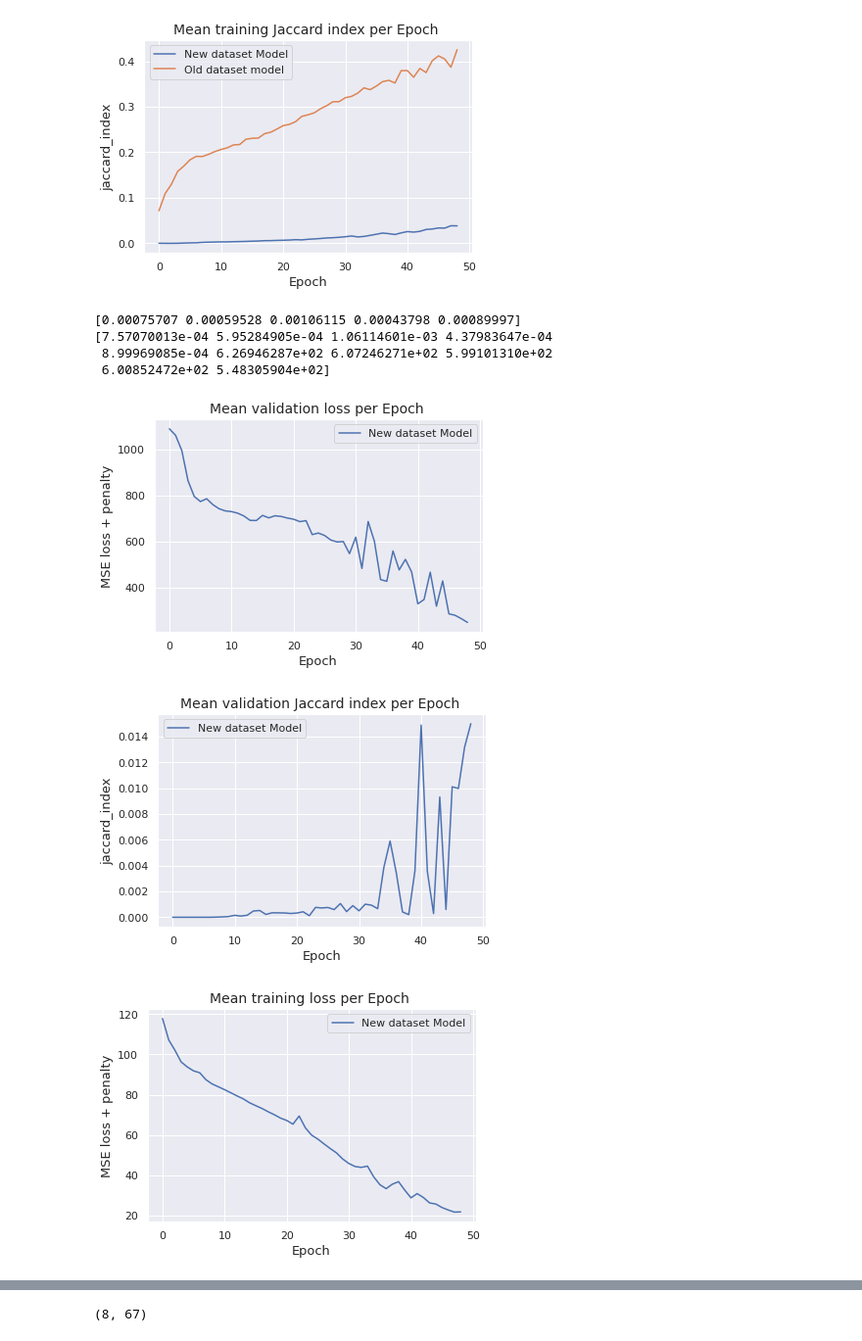
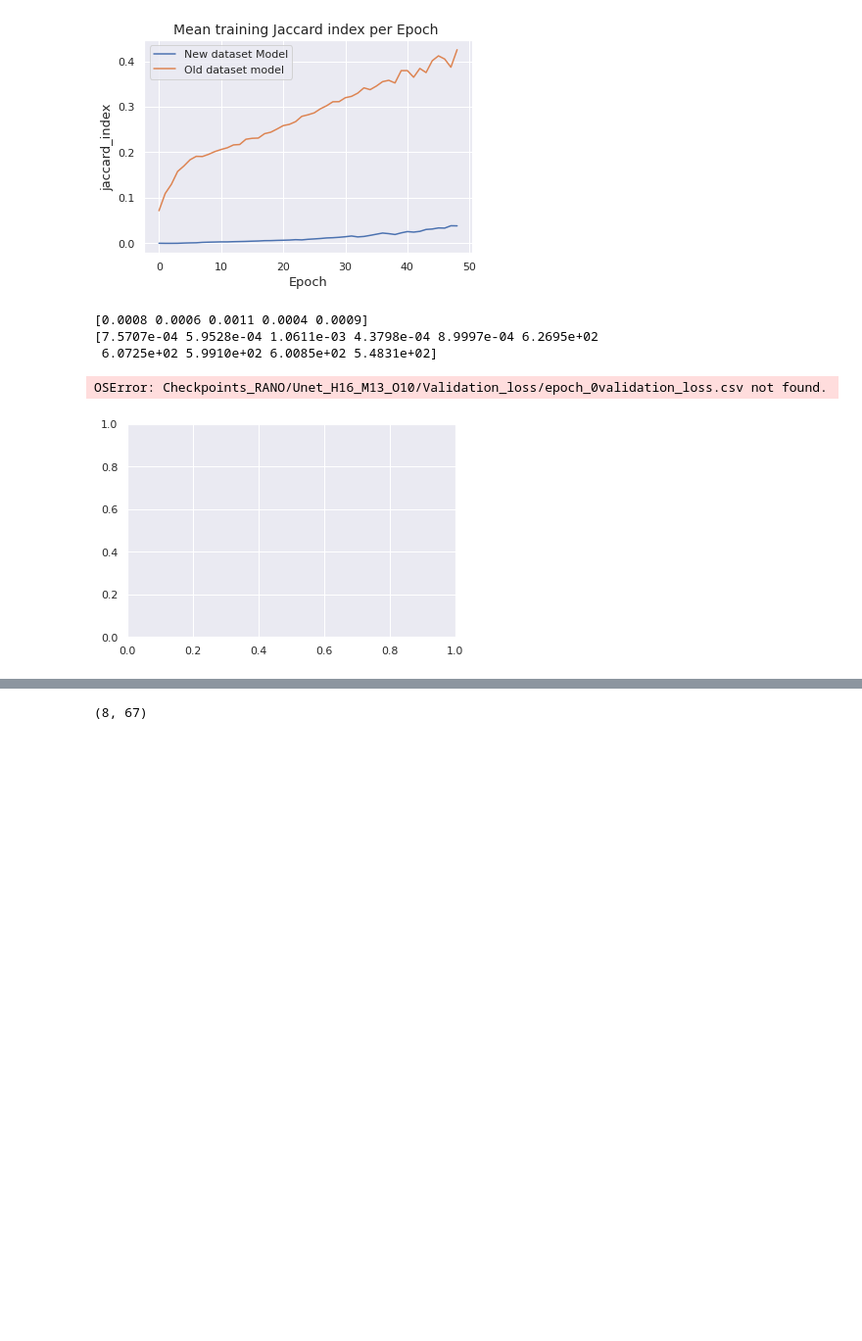
Before and after one commit to Jmckone1/unet, a Jupyter notebook: Post_Orth_Penalty_Outputs.ipynb, the cells around one changed output, grey strips where cells are left out. Shown: that part at 98% size. Saved outputs shown, nothing was run; the diff lists cells and outputs as text; code cells hidden in the pictures; blank space fills up the shorter version.

```diff
--- a/Post_Orth_Penalty_Outputs.ipynb
+++ b/Post_Orth_Penalty_Outputs.ipynb
@@ -175,7 +175,7 @@ import seaborn as sns
 sns.set_theme()
 import pandas as pd
 
-input_names = ["Unet_H16_M12_O10","Unet_H16_M11_O10"]
+input_names = ["Unet_H16_M13_O10","Unet_H16_M13_O10"]
 legend_names = ["New dataset Model", "Old dataset model"]
 output_type = ["validation_loss", "validation_jaccard_index","training_loss","jaccard_index"]
 output_axis = ["MSE loss + penalty", "jaccard_index","MSE loss + penalty","jaccard_index"]
@@ -194,38 +194,38 @@ print(loss_Nan_0)
 for i in range(25,30):
     loss_0 = np.genfromtxt("Checkpoints_RANO/Unet_H16_M12_O10/Validation_loss/epoch_"+str(i)+"validation_loss.csv",delimiter=',')
     loss_Nan_0 = np.append(loss_Nan_0, np.mean(loss_0[np.logical_not(np.isnan(loss_0))]))
 print(loss_Nan_0)
 
 loss_0 = []
 loss_Nan_0 = []
 
 for c in range(len(output_type)):
     ax = plt.subplot()
     for s in range(1):
-        for i in range(49):
+        for i in range(1):
 #             if s == 1:
             loss_0 = np.genfromtxt("Checkpoints_RANO/"+ input_names[s]+ "/" + second_out[c] + "/epoch_"+str(i)+output_type[c] + ".csv",delimiter=',')
             loss_Nan_0 = np.append(loss_Nan_0, np.mean(loss_0[np.logical_not(np.isnan(loss_0))]))
 #             else:
 #                 loss_0 = np.genfromtxt("Checkpoints_RANO/"+input_names[s]+"/epoch_"+str(i)+output_type[c],delimiter=',')
 #                 loss_Nan_0 = np.append(loss_Nan_0, np.mean(loss_0[np.logical_not(np.isnan(loss_0))]))
 
         ax.plot(range(len(loss_Nan_0)),loss_Nan_0)
         loss_0 = []
         loss_Nan_0 = []
 #     if c == 0:
 #         plt.ylim([100, 400])
 
     plt.title("Mean " + output_title[c]+ " per Epoch ",fontsize=14)
     ax.legend(legend_names,fontsize=11)
     plt.xlabel("Epoch",fontsize=13)
     plt.ylabel(ylabel=output_axis[c],fontsize=13)
     plt.show()
+
+# one thing that i can do is to do as andy suggested and include a single parameters file that can be used to
 # %% [output]
-[0.00075707 0.00059528 0.00106115 0.00043798 0.00089997]
-[7.57070013e-04 5.95284905e-04 1.06114601e-03 4.37983647e-04
- 8.99969085e-04 6.26946287e+02 6.07246271e+02 5.99101310e+02
- 6.00852472e+02 5.48305904e+02]
+[0.0008 0.0006 0.0011 0.0004 0.0009]
+[7.5707e-04 5.9528e-04 1.0611e-03 4.3798e-04 8.9997e-04 6.2695e+02
+ 6.0725e+02 5.9910e+02 6.0085e+02 5.4831e+02]
+OSError: Checkpoints_RANO/Unet_H16_M13_O10/Validation_loss/epoch_0validation_loss.csv not found.
-[figure, old version]
+[figure, new version]
-[figure, removed]
-[figure, removed]
```
Also changed, not shown: parts of 3 cells of this notebook, 4 other files.
